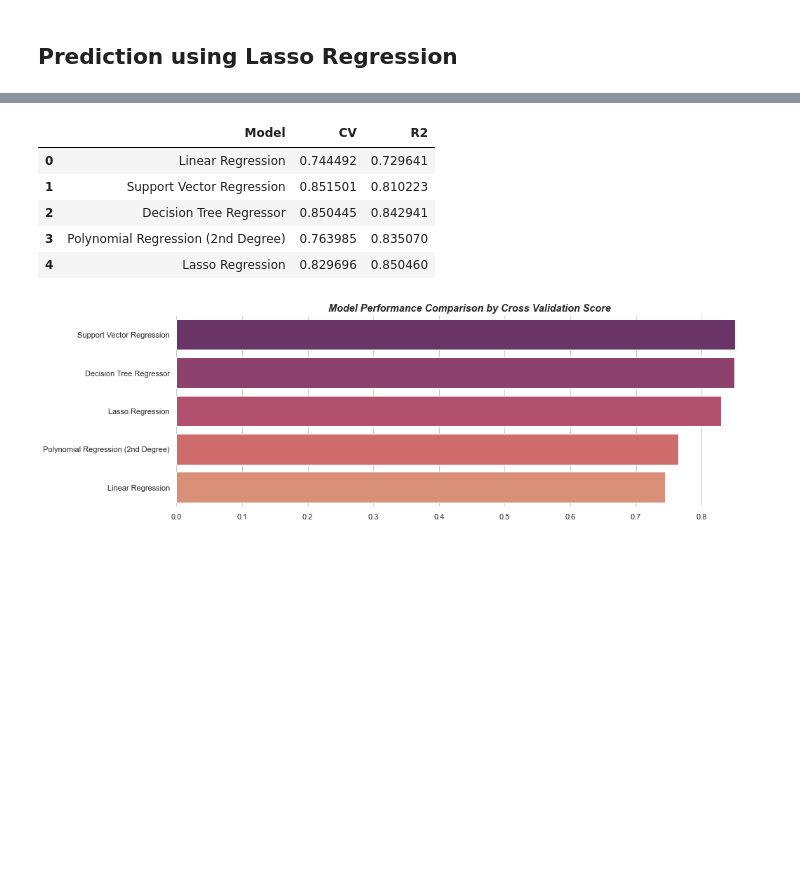
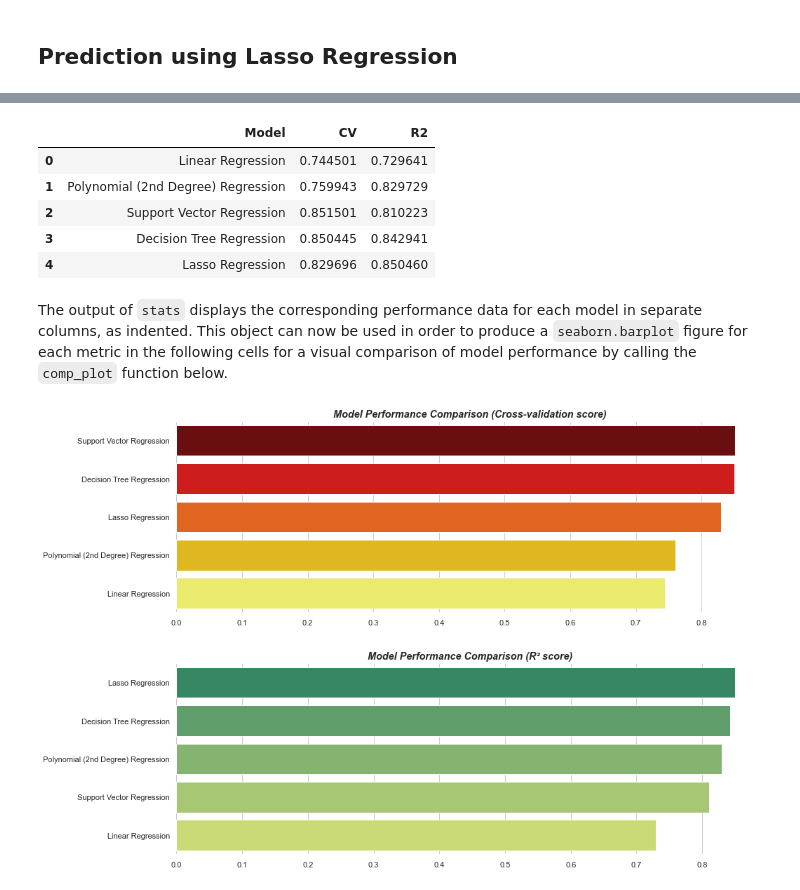
Before and after one commit to m1younis/CoreAI, a Jupyter notebook: src/main.ipynb, the cells around one changed output, grey strips where cells are left out. Saved outputs shown, nothing was run; the diff lists cells and outputs as text; code cells hidden in the pictures; blank space fills up the shorter version.

Commit message:
`main.ipynb` - comparison section refactored

```diff
--- a/src/main.ipynb
+++ b/src/main.ipynb
@@ -624,52 +624,63 @@ In order to produce the visualisations required to perform a comparison, we must
 # %%
-# Gather data from previous cells into a list of lists
+# Gathers metrics for each model from previous cells
 data = [
     ["Linear Regression", linreg_cv, linreg_r2],
+    ["Polynomial (2nd Degree) Regression", polyreg_cv, polyreg_r2],
     ["Support Vector Regression", svr_cv, svr_r2],
-    ["Decision Tree Regressor", dt_cv, dt_r2],
-    ["Polynomial Regression (2nd Degree)", polyreg_cv, polyreg_r2],
+    ["Decision Tree Regression", dt_cv, dt_r2],
     ["Lasso Regression", lasso_cv, lasso_r2]
 ]
 
-# Produce a pandas dataframe by passing data list and specifying column names
-comp_df = pd.DataFrame(data, columns = ["Model", "CV", "R2"])
-
-# Output DataFrame to console
-comp_df
+# Produces and outputs a DataFrame by passing data list and specifying column names
+stats = pd.DataFrame(data, columns=["Model", "CV", "R2"])
+stats
 # %% [output]
 |  | Model | CV | R2 |
-| 0 | Linear Regression | 0.744492 | 0.729641 |
-| 1 | Support Vector Regression | 0.851501 | 0.810223 |
-| 2 | Decision Tree Regressor | 0.850445 | 0.842941 |
-| 3 | Polynomial Regression (2nd Degree) | 0.763985 | 0.835070 |
+| 0 | Linear Regression | 0.744501 | 0.729641 |
+| 1 | Polynomial (2nd Degree) Regression | 0.759943 | 0.829729 |
+| 2 | Support Vector Regression | 0.851501 | 0.810223 |
+| 3 | Decision Tree Regression | 0.850445 | 0.842941 |
 | 4 | Lasso Regression | 0.829696 | 0.850460 |
+# %% [markdown]
+The output of `stats` displays the corresponding performance data for each model in separate columns, as indented. This object can now be used in order to produce a `seaborn.barplot` figure for each metric in the following cells for a visual comparison of model performance by calling the `comp_plot` function below.
 # %%
-fig, ax = plt.subplots(1, 1, figsize = (15, 5))
+sns.set_theme(style="whitegrid")    # Updates theme for plots
 
-# Set theme to whitegrid
-sns.set_theme(style="whitegrid")
+def comp_plot(data, metric):
+    """
+        Produces a `barplot` figure to compare model performance for a given metric.
+        Assumes `metric` is equivalent to either "CV" or "R2".
+    """
+    # Determines plot arguments depending on the performance metric specified
+    color, title = ("hot", "Cross-validation") if metric == "CV" else ("summer", "R²")
 
-# Produce barplot using Seaborn
-comp_barplot_cv = sns.barplot(
-    x="CV",
-    y="Model",
-    palette="flare_r",
-    data=comp_df,
-    order=comp_df.sort_values("CV", ascending=False).Model
-)
+    # Initialises comparison plot
+    fig, axs = plt.subplots(1, 1, figsize=(15, 5))
 
-comp_barplot_cv.set_title("Model Performance Comparison by Cross Validation Score", size="large", style="italic", weight="bold")
+    # Produces the barplot (with corresponding arguments)
+    comp = sns.barplot(
+        x=metric,
+        y="Model",
+        palette=color,
+        data=data,
+        order=data.sort_values(metric, ascending=False).Model
+    )
+    comp.set_title(f"Model Performance Comparison ({title} score)", size="large", style="italic", weight="bold")
 
-# Remove axis labels
-ax.set_ylabel("")
-ax.set_xlabel("")
+    # Remove axis labels, displays gridlines for x-axis, removes plot borders
+    axs.set_ylabel("")
+    axs.set_xlabel("")
+    axs.xaxis.grid(True)
+    sns.despine(left=True, bottom=True)
 
-# Add gridlines to x axis
-ax.xaxis.grid(True) # Show the vertical gridlines
+    # Shows and saves plot
+    plt.show()
+    fig.savefig(f"../models/{metric.lower()}_comp_fig01.png", bbox_inches="tight")
 
-# Remove borders
-sns.despine(left=True, bottom=True)
 
-# fig.savefig("../models/cv_performance_comparison.png", bbox_inches="tight")
+# Produces CV and R² comparison plots
+comp_plot(stats, "CV")
+comp_plot(stats, "R2")
 # %% [output]
-[figure, old version]
+[figure, new version]
+[figure, added]
```
Also changed, not shown: parts of 10 cells of this notebook.
